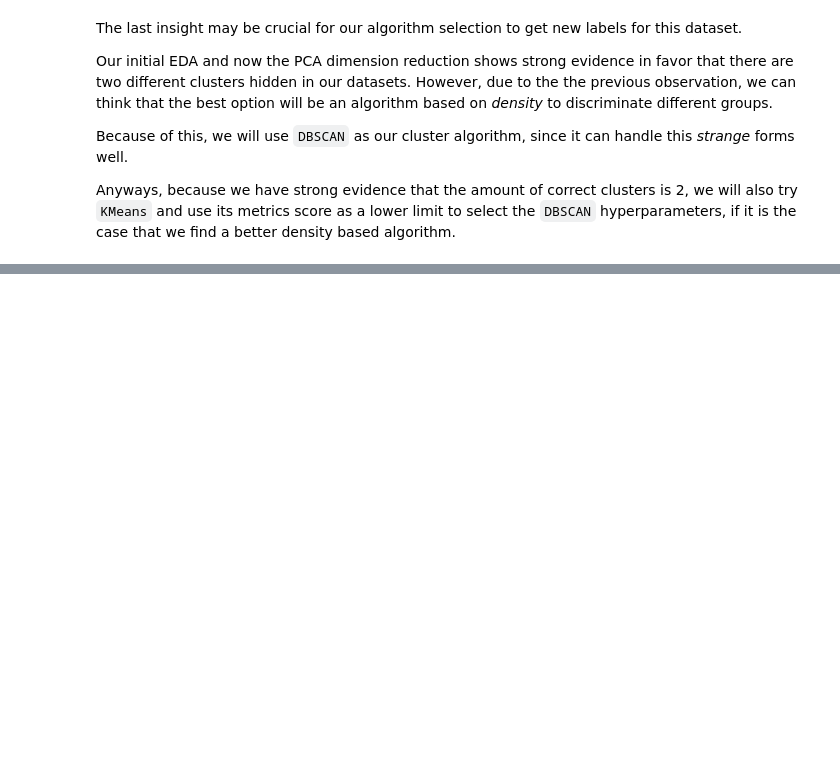
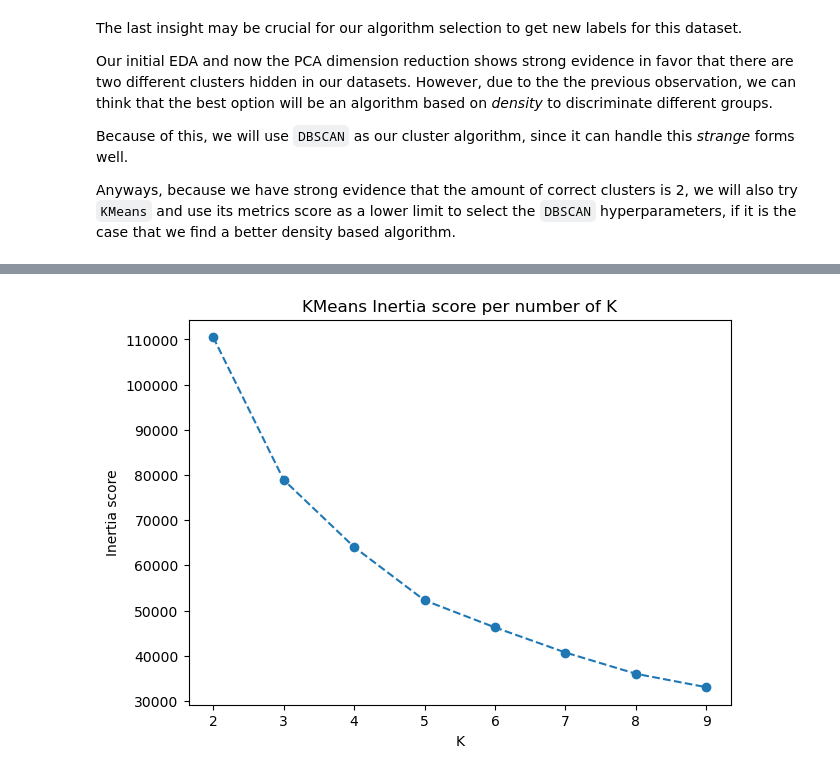
Before and after one commit to martincalsina/House-Price-Prediciton, a Jupyter notebook: House-Price-Prediction.ipynb, the cells around one changed output, grey strips where cells are left out. Cells and saved outputs as stored; diff of their text form; code cells hidden in the pictures; blank space fills up the shorter version.

Commit message:
Kmeans and DBSCAN clustering

```diff
--- a/House-Price-Prediction.ipynb
+++ b/House-Price-Prediction.ipynb
@@ -253,7 +254,7 @@ numerical_data_scaled = scaler.fit_transform(numerical_data)
 # %%
 n_components = 9
 
-pca = PCA(n_components=n)
+pca = PCA(n_components=n_components)
 pca.fit_transform(numerical_data_scaled)
 explained_variance_ratio = pca.explained_variance_ratio_
 cumulative_explained_variance = explained_variance_ratio.cumsum()
@@ -335,0 +339,15 @@ Anyways, because we have strong evidence that the amount of correct clusters is
+# %%
+k_values = range(2, 10)
+
+inertia_scores = []
+silhouette_scores = []
+
+for k in k_values:
+    #the random state is just to make this notebook always have the same result
+    kmeans = KMeans(n_clusters = k, random_state=42)
+    clusters = kmeans.fit_predict(numerical_data_pca)
+
+    silhouette_avg_score = silhouette_score(numerical_data_pca, clusters)
+
+    inertia_scores.append(kmeans.inertia_)
+    silhouette_scores.append(silhouette_avg_score)
@@ -335,0 +360,9 @@ Anyways, because we have strong evidence that the amount of correct clusters is
+# %%
+plt.figure(figsize=(7, 5))
+plt.plot(k_values, inertia_scores, marker='o', linestyle='--')
+plt.title('KMeans Inertia score per number of K')
+plt.xlabel('K')
+plt.ylabel('Inertia score')
+plt.show()
+# %% [output]
+[figure, added]
```
Also changed, not shown: parts of 28 cells of this notebook.
